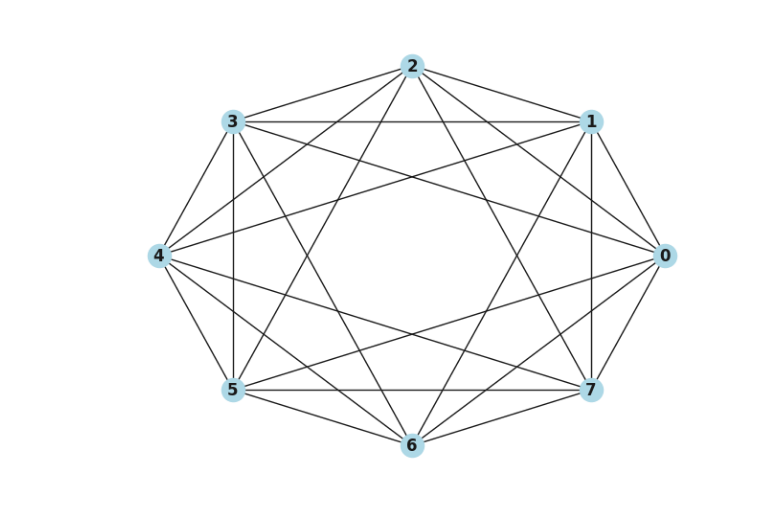
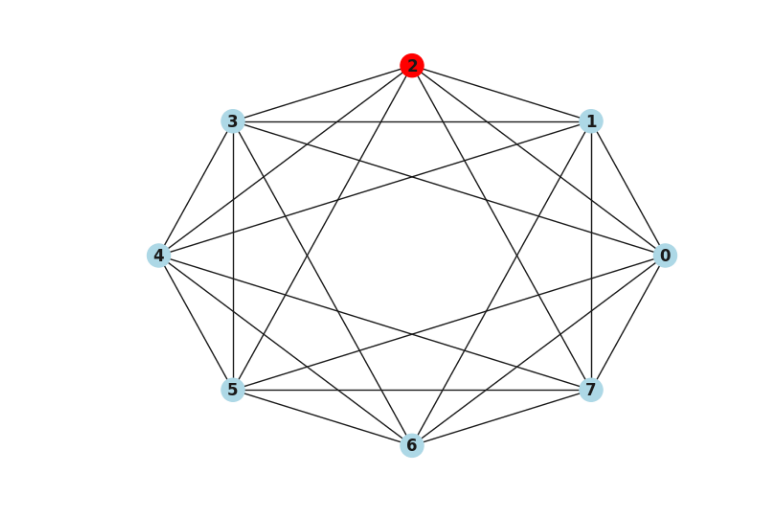
Before and after one commit to MateoRivera/network-dynamics, a Jupyter notebook: H3/H3 - Mateo.ipynb, the cells around one changed output. Saved outputs shown, nothing was run; the diff lists cells and outputs as text; code cells hidden in the pictures.

```diff
--- a/H3/H3 - Mateo.ipynb
+++ b/H3/H3 - Mateo.ipynb
@@ -63,10 +63,19 @@ def custom_circulant_graph(n, k):
     # Generate the circulant graph
     distances = [i for i in range(1, k // 2 + 1)]  # Set of distances (1, 2, ..., k/2)
     return nx.circulant_graph(n, distances)
-# %%
-n = 8
-k = 6
-G = custom_circulant_graph(n, k)
-nx.draw_circular(G, with_labels=True, font_weight='bold', node_color='lightblue')
-# %% [output]
-[figure, removed]
+# %%
+# Set parameters
+n = 8
+k = 6
+beta = .25
+rho = .6
+week_to_simulate = 15
+initial_infected_nodes = np.random.choice(range(n), 1)
+
+color_map = ['lightblue' if not i in initial_infected_nodes else 'red' for i in range(n)]
+
+# Create the graph
+G = custom_circulant_graph(n, k)
+nx.draw_circular(G, with_labels=True, font_weight='bold', node_color=color_map)
+# %% [output]
+[figure, added]
```
